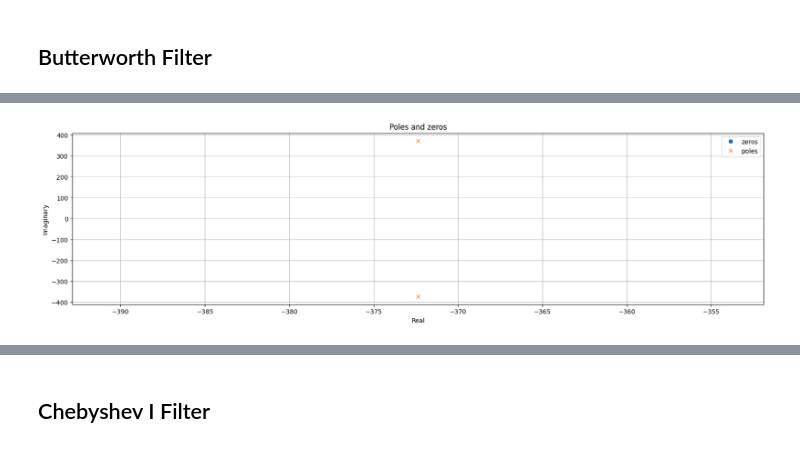
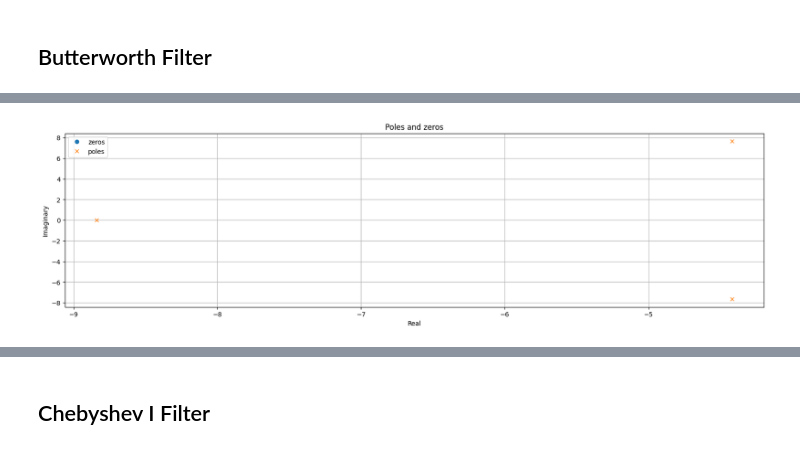
Before and after one commit to Buddhi19/EEEAssignments, a Jupyter notebook: EE 325 Discrete Signal Processing/Filter_Design.ipynb, the cells around one changed output, grey strips where cells are left out. Saved outputs shown, nothing was run; the diff lists cells and outputs as text; code cells hidden in the pictures.

```diff
--- a/EE 325 Discrete Signal Processing/Filter_Design.ipynb
+++ b/EE 325 Discrete Signal Processing/Filter_Design.ipynb
@@ -114,15 +122,16 @@ plt.show()
 # %%
+tf = TransferFunction(b, a)
 plt.figure(figsize=(20, 5))
 plt.plot(tf.zeros.real, tf.zeros.imag, 'o', label='zeros')
 plt.plot(tf.poles.real, tf.poles.imag, 'x', label='poles')
 plt.title('Poles and zeros')
 plt.xlabel('Real')
 plt.ylabel('Imaginary')
 plt.legend()
 plt.grid()
 plt.show()
 # %% [output]
-[figure, old version]
+[figure, new version]
 # %%
 plt.figure(figsize=(20, 5))
 t, h = impulse(tf)
```
Also changed, not shown: parts of 28 cells of this notebook, 5 other files.
